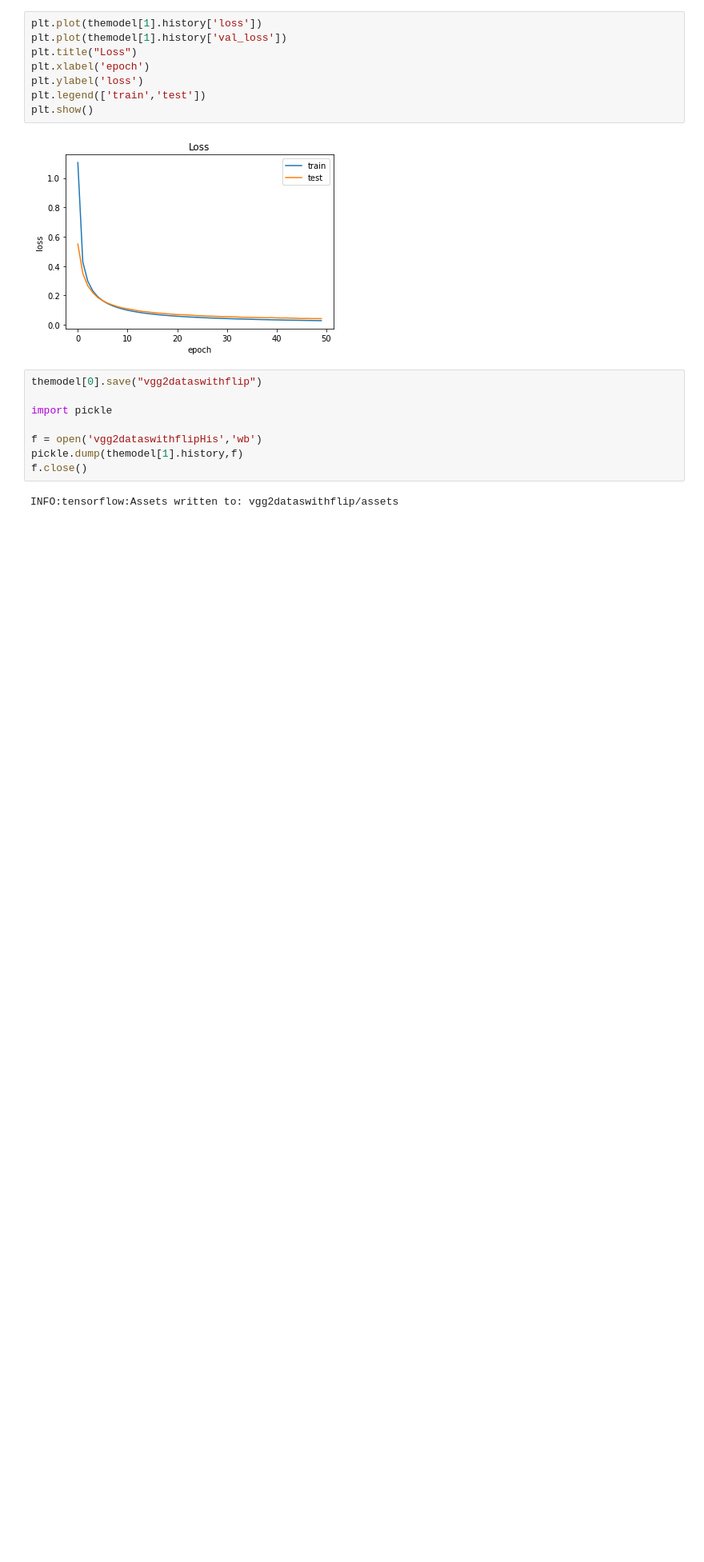
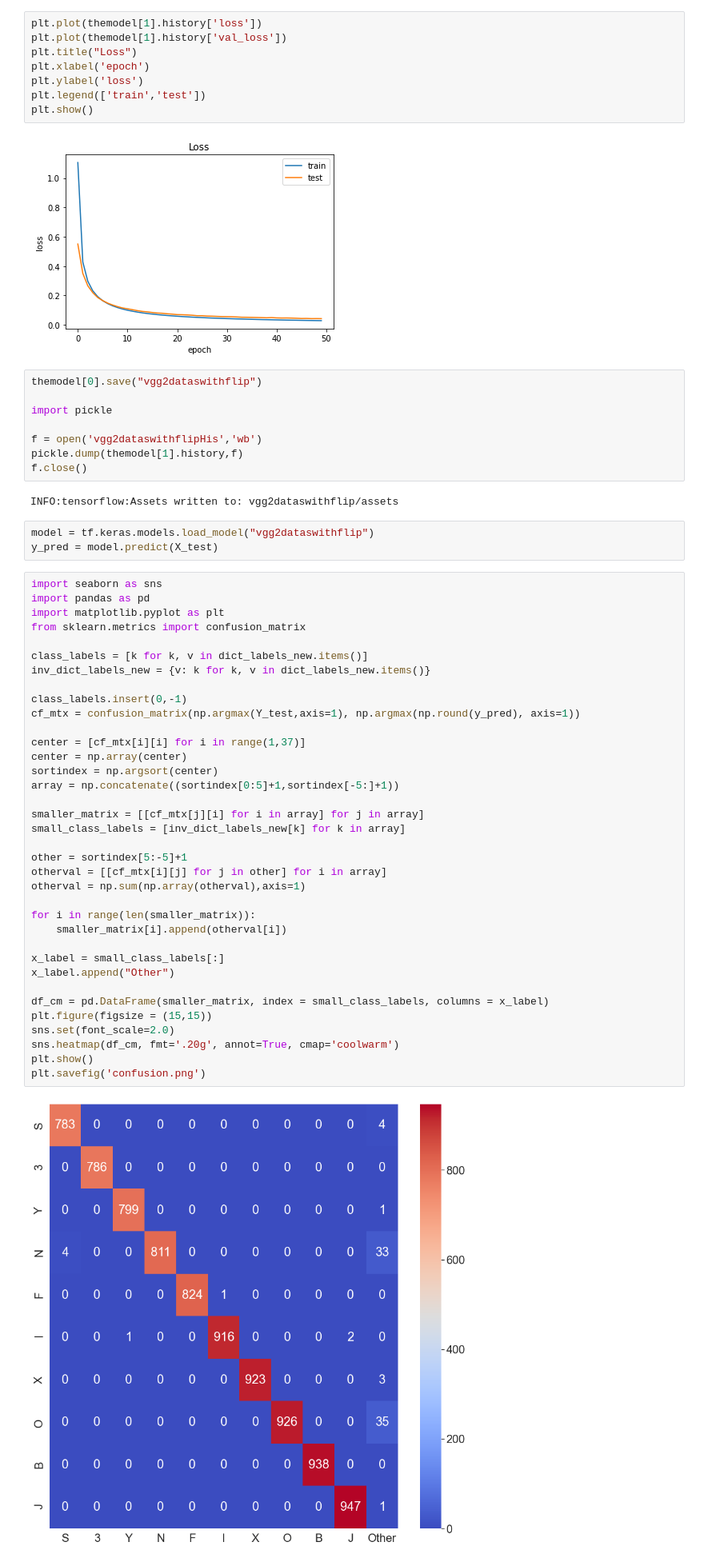
Before and after one commit to mintingchen/ece228project, a Jupyter notebook: VGG16BothDatasetWithFlip.ipynb, the cells around one changed output. Shown: that part at 80% size. Cells and saved outputs as stored; diff of their text form; blank space fills up the shorter version.

```diff
--- a/VGG16BothDatasetWithFlip.ipynb
+++ b/VGG16BothDatasetWithFlip.ipynb
@@ -371,3 +371,44 @@ pickle.dump(themodel[1].history,f)
 f.close()
 # %% [output]
 INFO:tensorflow:Assets written to: vgg2dataswithflip/assets
+# %%
+model = tf.keras.models.load_model("vgg2dataswithflip")
+y_pred = model.predict(X_test)
+# %%
+import seaborn as sns
+import pandas as pd
+import matplotlib.pyplot as plt
+from sklearn.metrics import confusion_matrix
+
+class_labels = [k for k, v in dict_labels_new.items()]
+inv_dict_labels_new = {v: k for k, v in dict_labels_new.items()}
+
+class_labels.insert(0,-1)
+cf_mtx = confusion_matrix(np.argmax(Y_test,axis=1), np.argmax(np.round(y_pred), axis=1))
+
+center = [cf_mtx[i][i] for i in range(1,37)]
+center = np.array(center)
+sortindex = np.argsort(center)
+array = np.concatenate((sortindex[0:5]+1,sortindex[-5:]+1))
+
+smaller_matrix = [[cf_mtx[j][i] for i in array] for j in array]
+small_class_labels = [inv_dict_labels_new[k] for k in array]
+
+other = sortindex[5:-5]+1
+otherval = [[cf_mtx[i][j] for j in other] for i in array]
+otherval = np.sum(np.array(otherval),axis=1)
+
+for i in range(len(smaller_matrix)):
+    smaller_matrix[i].append(otherval[i])
+
+x_label = small_class_labels[:]
+x_label.append("Other")
+
+df_cm = pd.DataFrame(smaller_matrix, index = small_class_labels, columns = x_label)
+plt.figure(figsize = (15,15))
+sns.set(font_scale=2.0)
+sns.heatmap(df_cm, fmt='.20g', annot=True, cmap='coolwarm')
+plt.show()
+plt.savefig('confusion.png')
+# %% [output]
+[figure, added]
```
Also changed, not shown: parts of 1 cell of this notebook.
